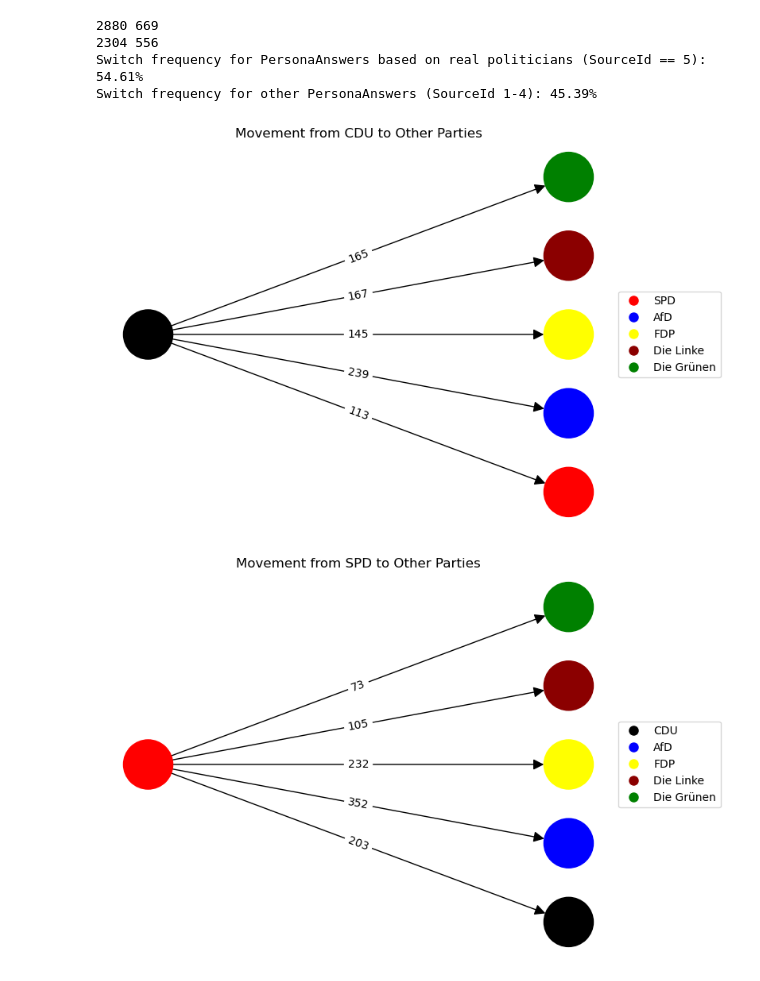
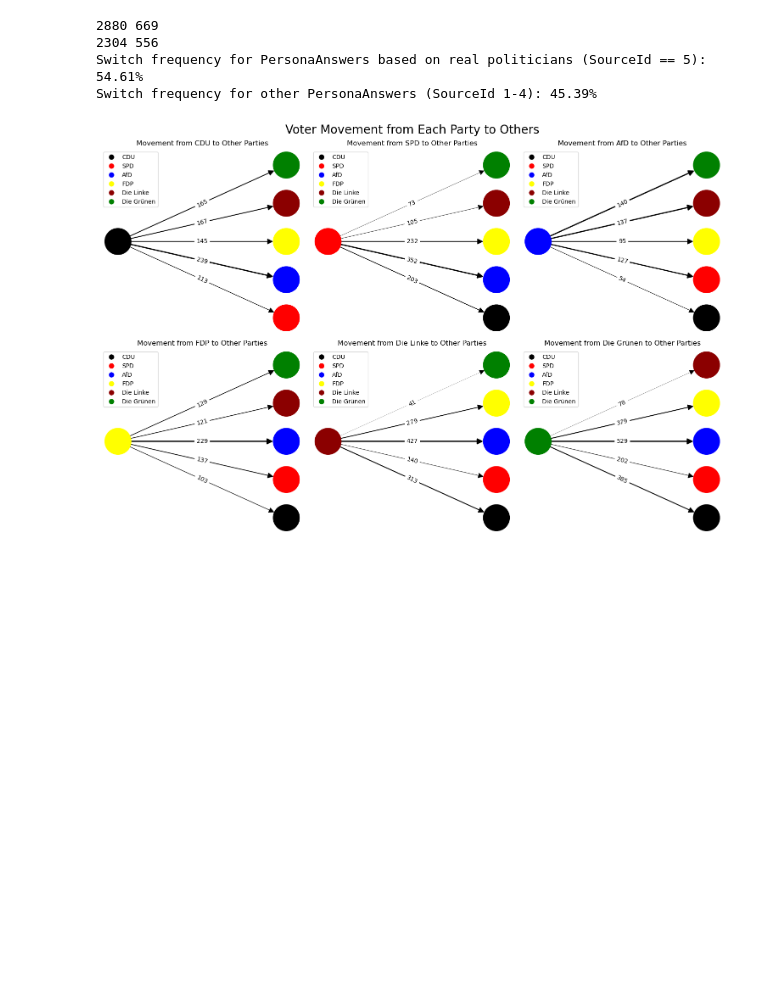
Before and after one commit to B43M/SycophancyLLMGermanPolitics, a Jupyter notebook: analysis.ipynb, the cells around one changed output. Cells and saved outputs as stored; diff of their text form; code cells hidden in the pictures; blank space fills up the shorter version.

```diff
--- a/analysis.ipynb
+++ b/analysis.ipynb
@@ -272,13 +272,13 @@ for index, row in merged_data.iterrows():
                     for id in rawPartyIds:
                         voter_movement.append((id, partyId))
 
-voter_movement_graph = nx.DiGraph()
 
-for party_id in range(1, 7):
-    # Initialize an empty graph for the current party movement
+fig, axs = plt.subplots(2, 3, figsize=(15, 10))
+
+# Loop over each party
+for party_id, ax in zip(range(1, 7), axs.flat):
     voter_movement_graph = nx.DiGraph()
 
-    # Add nodes for the current party and parties 1 and 3 to 6 with respective colors and labels
     voter_movement_graph.add_node(
         party_id, pos=(0, 3),
         color=party_mapping[party_id]['color']
@@ -292,7 +292,6 @@ for party_id in range(1, 7):
                 color=party_mapping[party]['color']
             )
 
-    # Add edges for the movement from the current party to parties 1 and 3 to 6
     for party_to in range(1, 7):
         if party_to != party_id:
             voter_movement_graph.add_edge(
@@ -301,46 +300,51 @@ for party_id in range(1, 7):
                 weight=sum(1 for edge in voter_movement if edge[1] == party_to and edge[0] == party_id)
             )
 
-    # Define custom positions for nodes
     positions = nx.get_node_attributes(voter_movement_graph, 'pos')
 
-    # Define node colors
     node_colors = [party_mapping[node]['color'] for node in voter_movement_graph.nodes]
 
-    # Visualize the graph with customized node positions, colors, and labels
+    # Determine the maximum weight for the edges
+    max_weight = max([voter_movement_graph[party_id][party_to]['weight'] for party_to in range(1, 7) if party_to != party_id])
+
+    # Draw the graph with edge thickness adjusted based on weight
     nx.draw(
         voter_movement_graph,
         pos=positions,
         with_labels=True,
         labels=nx.get_node_attributes(voter_movement_graph, 'label'),
         node_color=node_colors,
         node_size=2000,
-        arrowsize=20
+        arrowsize=20,
+        width=[voter_movement_graph[party_id][party_to]['weight'] / max_weight * 2 for party_to in range(1, 7) if party_to != party_id],  # Adjust arrow thickness based on weight
+        ax=ax
     )
 
-    # Create legend
     legend_elements = [
         Line2D([0],
         [0],
         marker='o',
         color='w',
         label=party_mapping[party]['name'],
         markerfacecolor=party_mapping[party]['color'],
         markersize=10)
-        for party in range(1, 7) if party != party_id
+        for party in range(1, 7)
     ]
-    plt.legend(handles=legend_elements, loc='center left', bbox_to_anchor=(1, 0.5))
+    ax.legend(handles=legend_elements, loc='upper left')
 
-    # Add edge labels
     edge_labels = {(party_id, party_to): str(voter_movement_graph[party_id][party_to]['weight']) for party_to in range(1, 7) if party_to != party_id}
     nx.draw_networkx_edge_labels(
         voter_movement_graph,
         pos=positions,
-        edge_labels=edge_labels
+        edge_labels=edge_labels,
+        ax=ax
     )
 
-    plt.title(f"Movement from {party_mapping[party_id]['name']} to Other Parties")
-    plt.show()
+    ax.set_title(f"Movement from {party_mapping[party_id]['name']} to Other Parties")
+
+fig.suptitle("Voter Movement from Each Party to Others", fontsize=20)
+plt.tight_layout()
+
+plt.show()
 # %% [output]
-[figure, old version]
+[figure, new version]
-[figure, removed]
```
Also changed, not shown: parts of 1 cell of this notebook.
